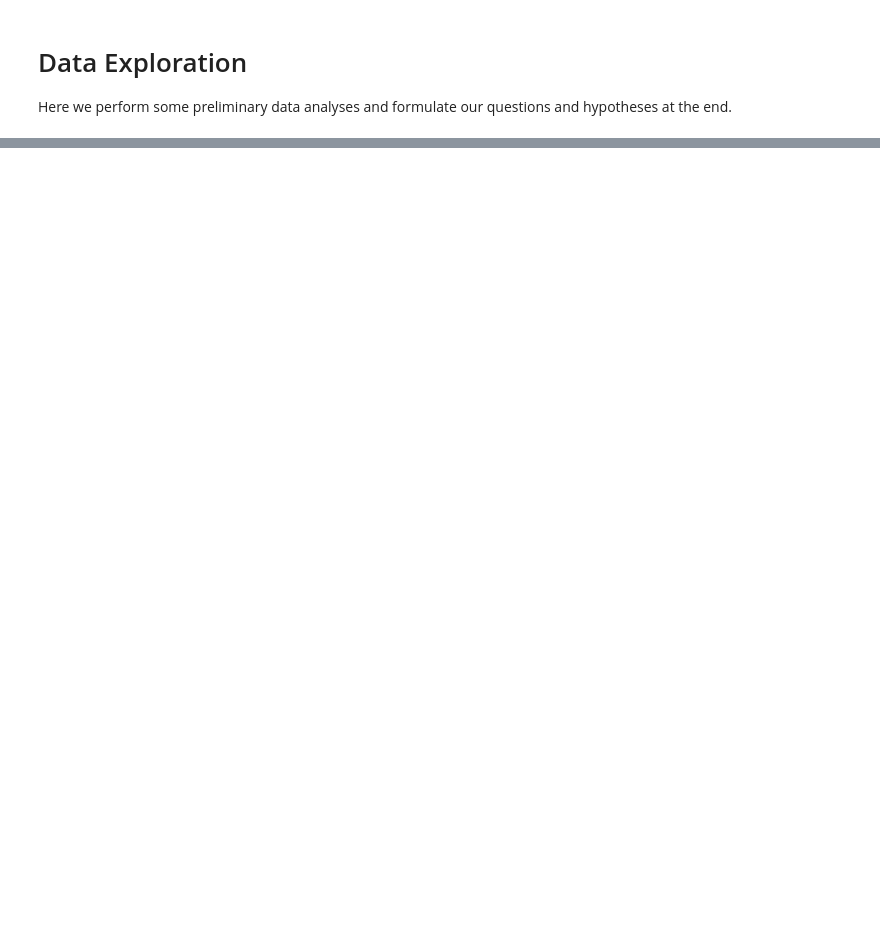
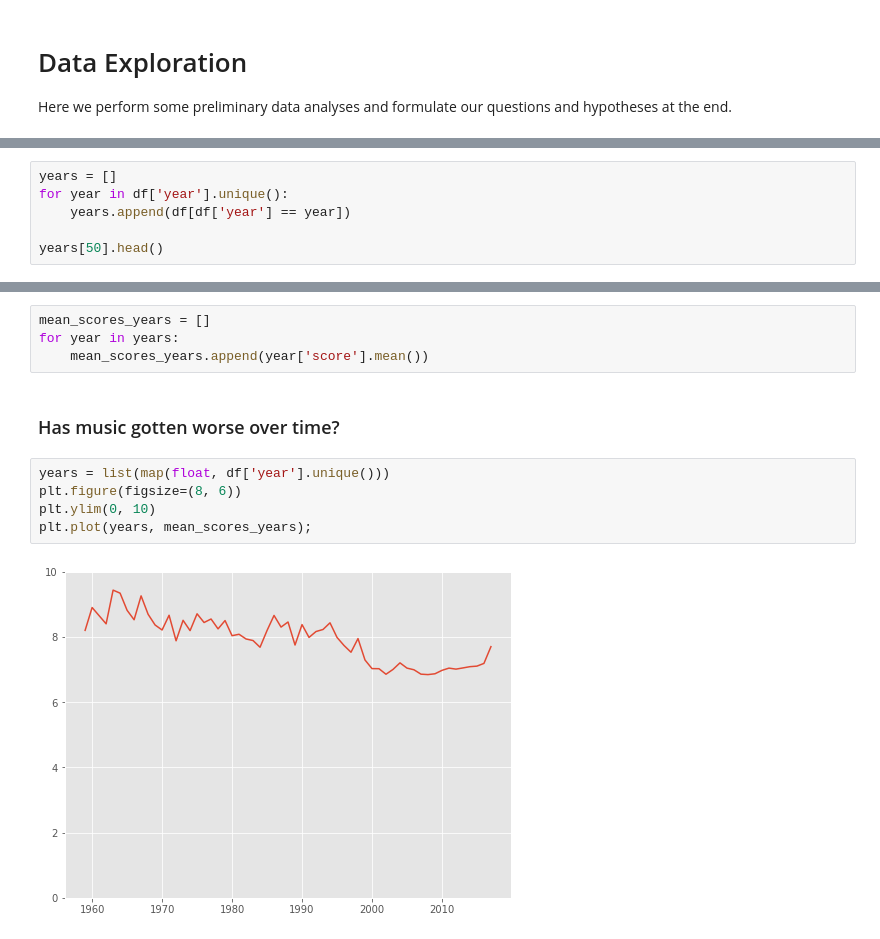
Before and after one commit to worldyne/module2_final_project, a Jupyter notebook: EDA.ipynb, the cells around one changed output, grey strips where cells are left out. Cells and saved outputs as stored; diff of their text form; blank space fills up the shorter version.

```diff
--- a/EDA.ipynb
+++ b/EDA.ipynb
@@ -34,0 +174,6 @@ postgres_to_df('reviews').head()
+# %%
+years = []
+for year in df['year'].unique():
+    years.append(df[df['year'] == year])
+
+years[50].head()
@@ -35 +187,14 @@ postgres_to_df('reviews').head()
+# %%
+mean_scores_years = []
+for year in years:
+    mean_scores_years.append(year['score'].mean())
+# %% [markdown]
+### Has music gotten worse over time?
+# %%
+years = list(map(float, df['year'].unique()))
+plt.figure(figsize=(8, 6))
+plt.ylim(0, 10)
+plt.plot(years, mean_scores_years);
+# %% [output]
+[figure, added]
 # %% [markdown]
```
Also changed, not shown: parts of 23 cells of this notebook, 1 other file.
